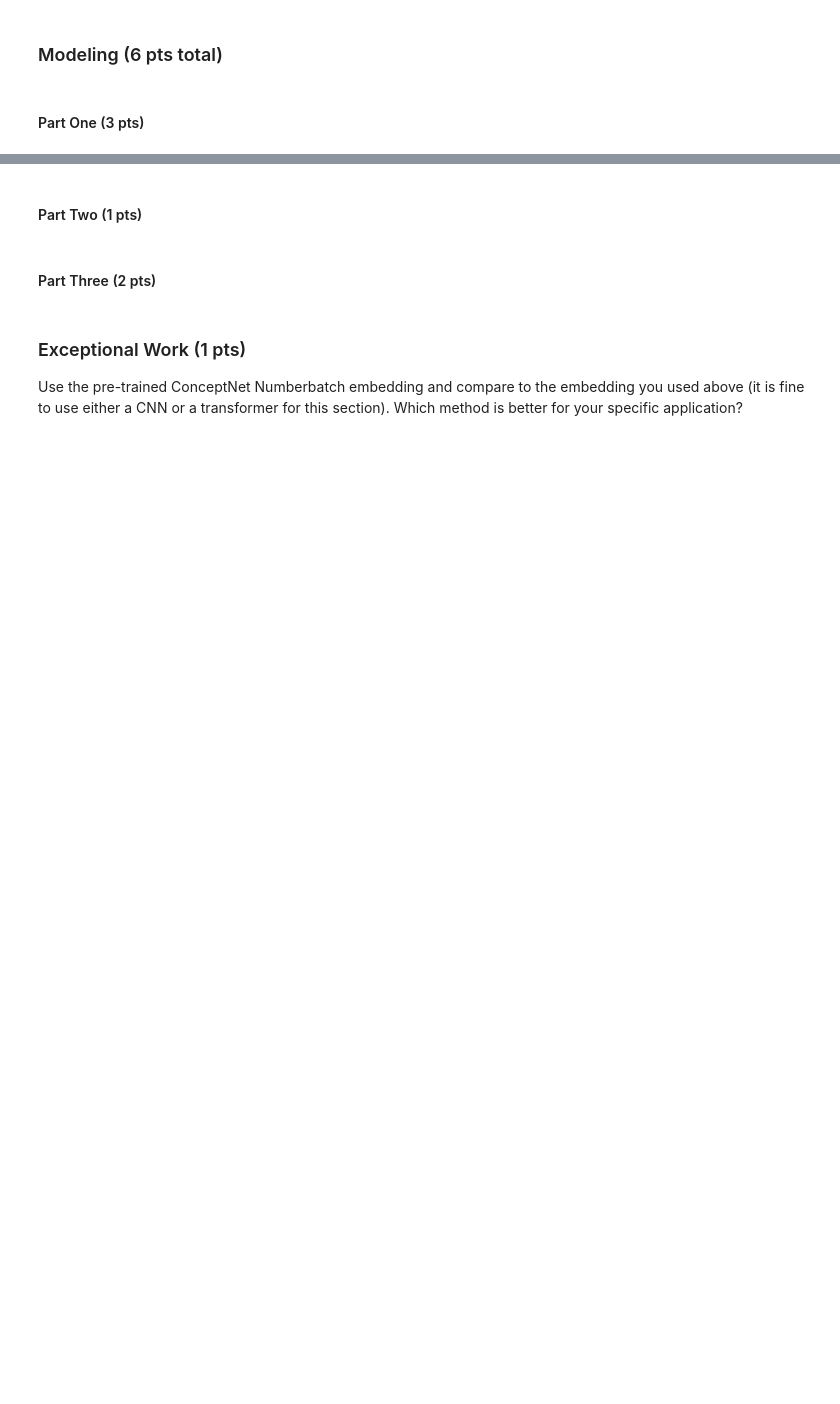
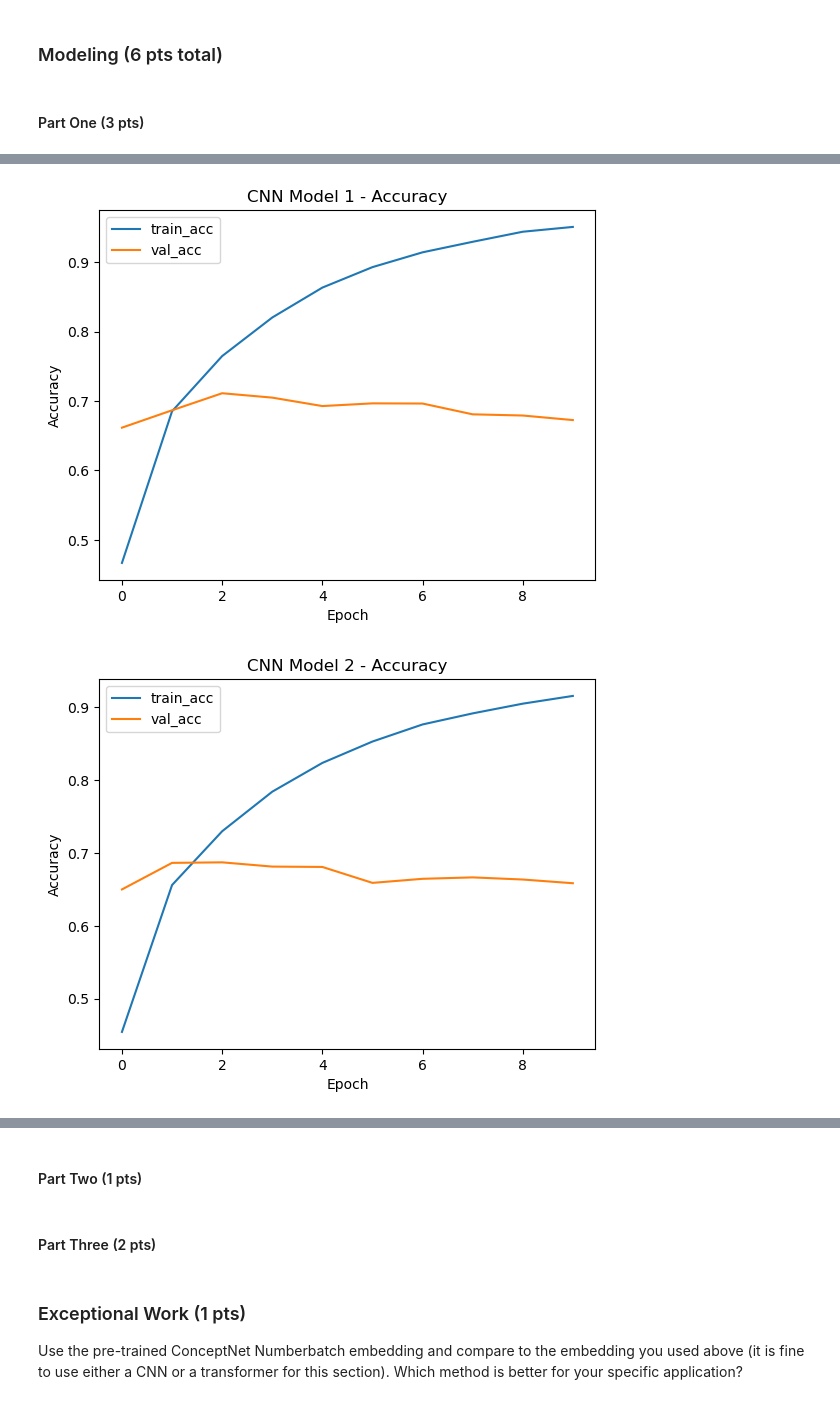
Before and after one commit to alexchans/ML_labs, a Jupyter notebook: labs/lab7.ipynb, the cells around one changed output, grey strips where cells are left out. Cells and saved outputs as stored; diff of their text form; code cells hidden in the pictures; blank space fills up the shorter version.

Commit message:
finished preprocessing and part one of modeling

```diff
--- a/labs/lab7.ipynb
+++ b/labs/lab7.ipynb
@@ -18,2 +108,22 @@ We choose the ... dataset ...
 # %% [markdown]
 #### Part Three (1 pts)
+# %%
+from sklearn.model_selection import train_test_split
+
+# features and labels
+X = np.array(df["OriginalTweet"].tolist())
+y = df["Sentiment"].values
+
+# first split: 80% train, 20% temp
+X_train, X_temp, y_train, y_temp = train_test_split(
+    X, y, test_size=0.20, random_state=42, stratify=y
+)
+
+# second split: temp → 10% val, 10% test
+X_val, X_test, y_val, y_test = train_test_split(
+    X_temp, y_temp, test_size=0.50, random_state=42, stratify=y_temp
+)
+
+print("Train size:", len(X_train))
+print("Validation size:", len(X_val))
+print("Test size:", len(X_test))
@@ -23,0 +261,21 @@ We choose the ... dataset ...
+# %%
+# ====== Simple plotting helper ======
+def plot_history(history, title_prefix):
+    # Accuracy
+    plt.figure()
+    plt.plot(history.history["accuracy"], label="train_acc")
+    plt.plot(history.history["val_accuracy"], label="val_acc")
+    plt.xlabel("Epoch")
+    plt.ylabel("Accuracy")
+    plt.title(f"{title_prefix} - Accuracy")
+    plt.legend()
+    plt.show()
+
+# Plot training curves
+plot_history(history_cnn_1, "CNN Model 1")
+plot_history(history_cnn_2, "CNN Model 2")
+plot_history(history_trans_1, "Transformer Model 1")
+plot_history(history_trans_2, "Transformer Model 2")
+# %% [output]
+[figure, added]
+[figure, added]
```
Also changed, not shown: parts of 10 cells of this notebook, 2 other files.
